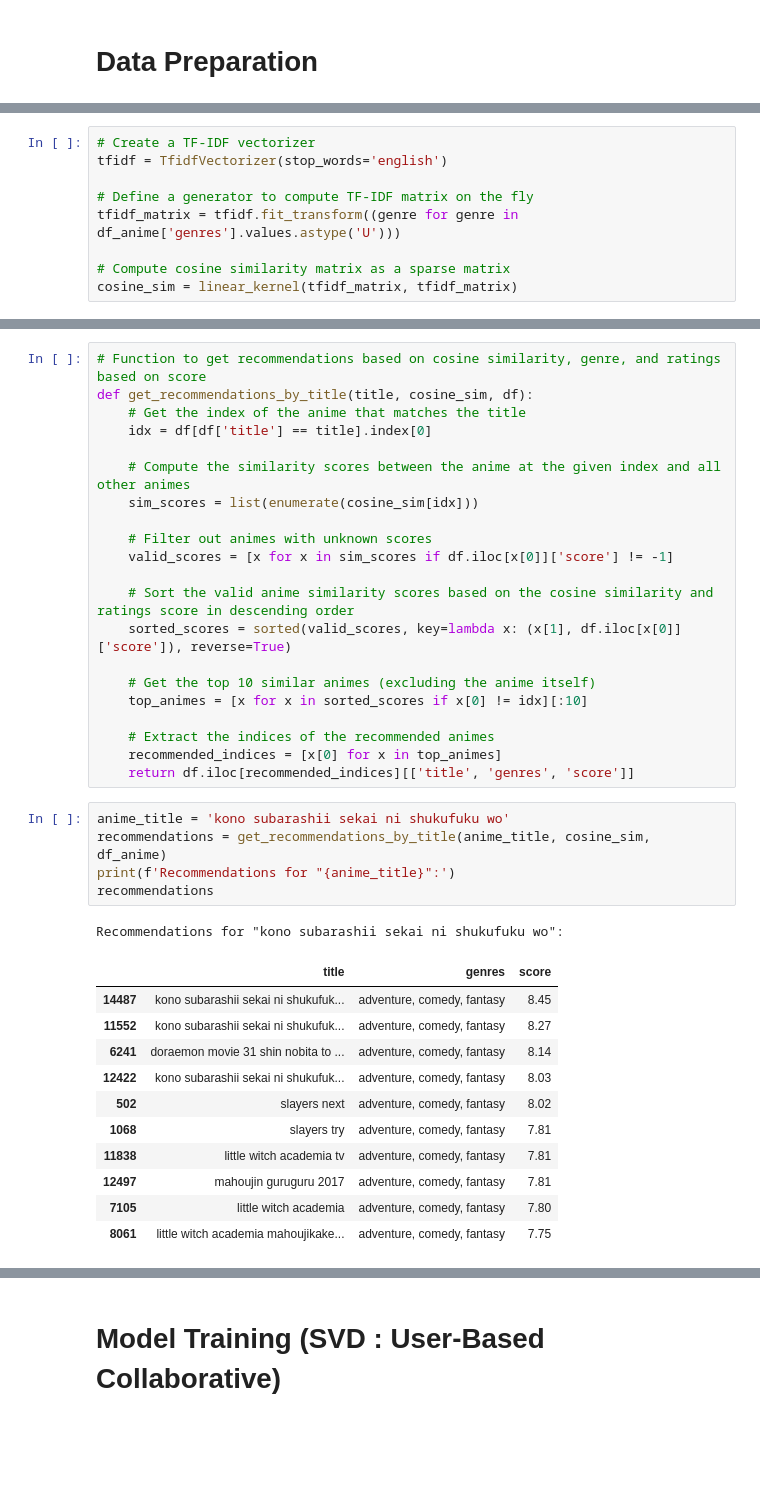
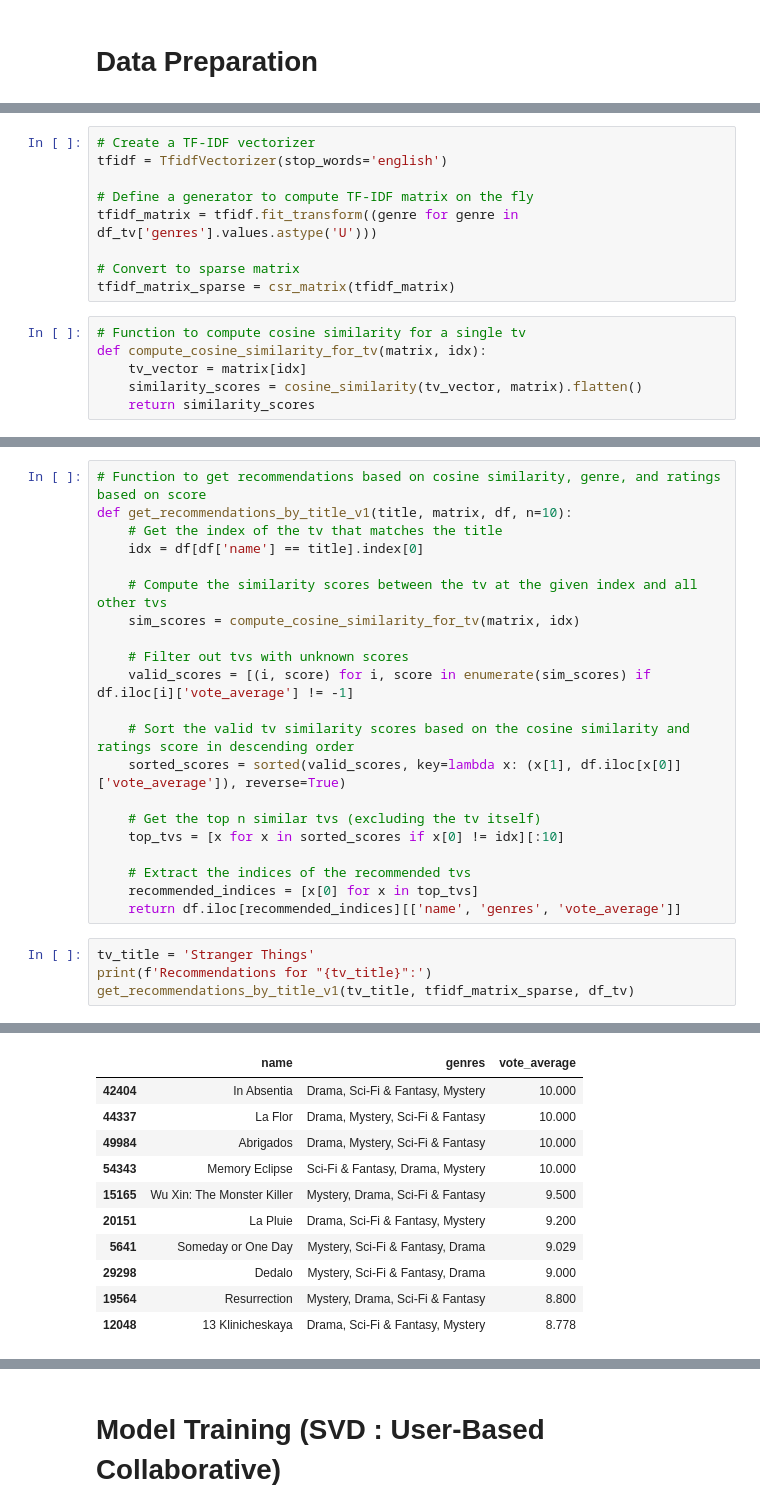
Before and after one commit to SStepz/TheWatcher, a Jupyter notebook: Recommendations/TVRS.ipynb, the cells around one changed output, grey strips where cells are left out. Drawn from its saved outputs; the diff is of its cells as text; blank space fills up the shorter version.

```diff
--- a/Recommendations/TVRS.ipynb
+++ b/Recommendations/TVRS.ipynb
@@ -331,8 +162,14 @@ Shape of the Dataset: (1048449, 6)
 tfidf = TfidfVectorizer(stop_words='english')
 
 # Define a generator to compute TF-IDF matrix on the fly
-tfidf_matrix = tfidf.fit_transform((genre for genre in df_anime['genres'].values.astype('U')))
+tfidf_matrix = tfidf.fit_transform((genre for genre in df_tv['genres'].values.astype('U')))
 
-# Compute cosine similarity matrix as a sparse matrix
-cosine_sim = linear_kernel(tfidf_matrix, tfidf_matrix)
+# Convert to sparse matrix
+tfidf_matrix_sparse = csr_matrix(tfidf_matrix)
+# %%
+# Function to compute cosine similarity for a single tv
+def compute_cosine_similarity_for_tv(matrix, idx):
+    tv_vector = matrix[idx]
+    similarity_scores = cosine_similarity(tv_vector, matrix).flatten()
+    return similarity_scores
 # %% [markdown]
@@ -340,39 +177,26 @@ cosine_sim = linear_kernel(tfidf_matrix, tfidf_matrix)
 # %%
 # Function to get recommendations based on cosine similarity, genre, and ratings based on score
-def get_recommendations_by_title(title, cosine_sim, df):
-    # Get the index of the anime that matches the title
-    idx = df[df['title'] == title].index[0]
+def get_recommendations_by_title_v1(title, matrix, df, n=10):
+    # Get the index of the tv that matches the title
+    idx = df[df['name'] == title].index[0]
 
-    # Compute the similarity scores between the anime at the given index and all other animes
-    sim_scores = list(enumerate(cosine_sim[idx]))
+    # Compute the similarity scores between the tv at the given index and all other tvs
+    sim_scores = compute_cosine_similarity_for_tv(matrix, idx)
 
-    # Filter out animes with unknown scores
-    valid_scores = [x for x in sim_scores if df.iloc[x[0]]['score'] != -1]
+    # Filter out tvs with unknown scores
+    valid_scores = [(i, score) for i, score in enumerate(sim_scores) if df.iloc[i]['vote_average'] != -1]
 
-    # Sort the valid anime similarity scores based on the cosine similarity and ratings score in descending order
-    sorted_scores = sorted(valid_scores, key=lambda x: (x[1], df.iloc[x[0]]['score']), reverse=True)
+    # Sort the valid tv similarity scores based on the cosine similarity and ratings score in descending order
+    sorted_scores = sorted(valid_scores, key=lambda x: (x[1], df.iloc[x[0]]['vote_average']), reverse=True)
 
-    # Get the top 10 similar animes (excluding the anime itself)
-    top_animes = [x for x in sorted_scores if x[0] != idx][:10]
+    # Get the top n similar tvs (excluding the tv itself)
+    top_tvs = [x for x in sorted_scores if x[0] != idx][:10]
 
-    # Extract the indices of the recommended animes
-    recommended_indices = [x[0] for x in top_animes]
-    return df.iloc[recommended_indices][['title', 'genres', 'score']]
+    # Extract the indices of the recommended tvs
+    recommended_indices = [x[0] for x in top_tvs]
+    return df.iloc[recommended_indices][['name', 'genres', 'vote_average']]
-# %%
-anime_title = 'kono subarashii sekai ni shukufuku wo'
-recommendations = get_recommendations_by_title(anime_title, cosine_sim, df_anime)
-print(f'Recommendations for "{anime_title}":')
-recommendations
-# %% [output]
-Recommendations for "kono subarashii sekai ni shukufuku wo":
-|  | title | genres | score |
-| 14487 | kono subarashii sekai ni shukufuk... | adventure, comedy, fantasy | 8.45 |
-| 11552 | kono subarashii sekai ni shukufuk... | adventure, comedy, fantasy | 8.27 |
-| 6241 | doraemon movie 31 shin nobita to ... | adventure, comedy, fantasy | 8.14 |
-| 12422 | kono subarashii sekai ni shukufuk... | adventure, comedy, fantasy | 8.03 |
-| 502 | slayers next | adventure, comedy, fantasy | 8.02 |
-| 1068 | slayers try | adventure, comedy, fantasy | 7.81 |
-| 11838 | little witch academia tv | adventure, comedy, fantasy | 7.81 |
-| 12497 | mahoujin guruguru 2017 | adventure, comedy, fantasy | 7.81 |
-| 7105 | little witch academia | adventure, comedy, fantasy | 7.80 |
-| 8061 | little witch academia mahoujikake... | adventure, comedy, fantasy | 7.75 |
+# %%
+tv_title = 'Stranger Things'
+print(f'Recommendations for "{tv_title}":')
+get_recommendations_by_title_v1(tv_title, tfidf_matrix_sparse, df_tv)
+# %% [output]
@@ -378,0 +204,11 @@ Recommendations for "kono subarashii sekai ni shukufuku wo":
+|  | name | genres | vote_average |
+| 42404 | In Absentia | Drama, Sci-Fi & Fantasy, Mystery | 10.000 |
+| 44337 | La Flor | Drama, Mystery, Sci-Fi & Fantasy | 10.000 |
+| 49984 | Abrigados | Drama, Mystery, Sci-Fi & Fantasy | 10.000 |
+| 54343 | Memory Eclipse | Sci-Fi & Fantasy, Drama, Mystery | 10.000 |
+| 15165 | Wu Xin: The Monster Killer | Mystery, Drama, Sci-Fi & Fantasy | 9.500 |
+| 20151 | La Pluie | Drama, Sci-Fi & Fantasy, Mystery | 9.200 |
+| 5641 | Someday or One Day | Mystery, Sci-Fi & Fantasy, Drama | 9.029 |
+| 29298 | Dedalo | Mystery, Sci-Fi & Fantasy, Drama | 9.000 |
+| 19564 | Resurrection | Mystery, Drama, Sci-Fi & Fantasy | 8.800 |
+| 12048 | 13 Klinicheskaya | Drama, Sci-Fi & Fantasy, Mystery | 8.778 |
```
Also changed, not shown: parts of 47 cells of this notebook, 4 other files.
